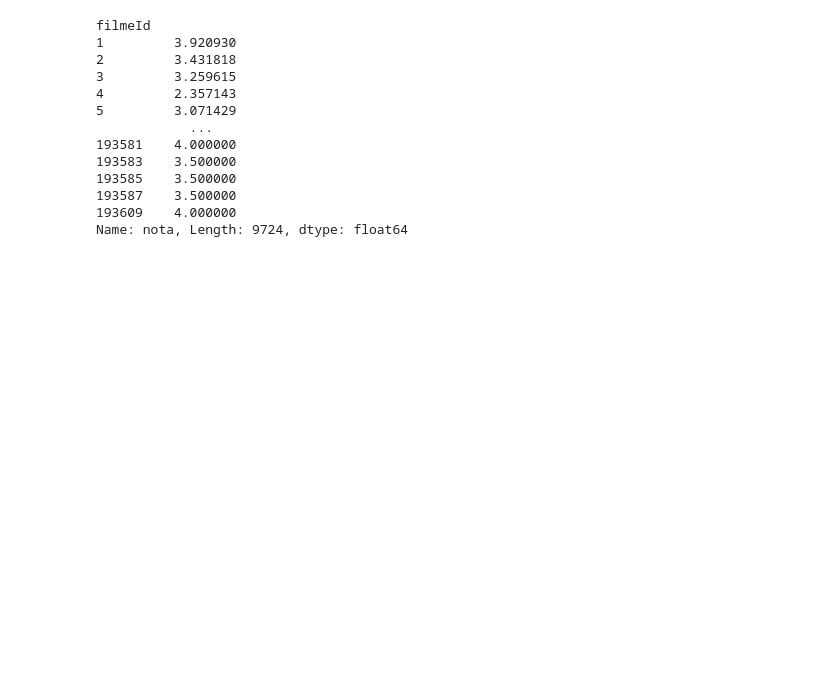
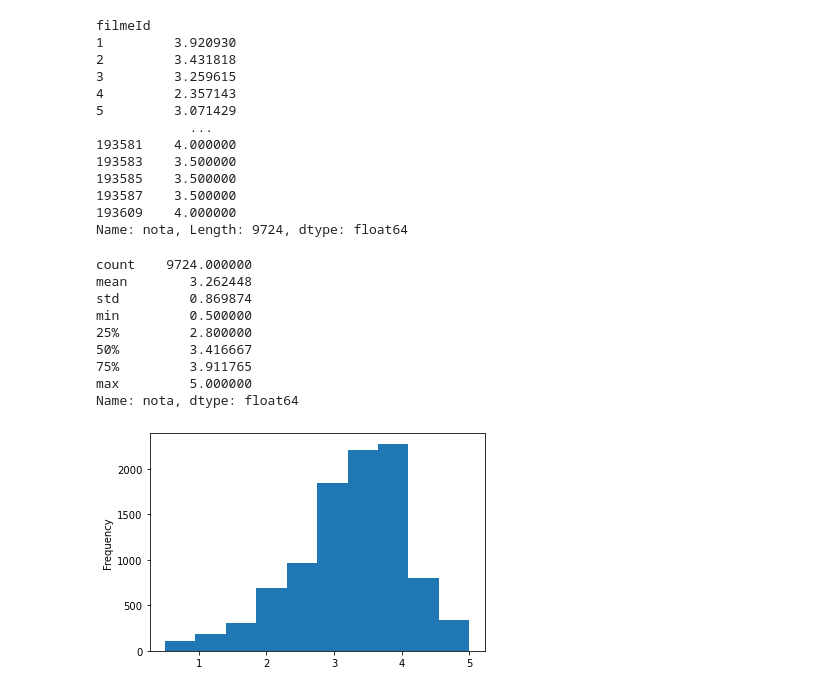
Before and after one commit to samaraneves/data-science-analise-visualizacao, a Jupyter notebook: Aula 01 - Análise exploratória de dados e mais gráficos.ipynb, the cells around one changed output. Cells and saved outputs as stored; diff of their text form; code cells hidden in the pictures; blank space fills up the shorter version.

```diff
--- a/Aula 01 - Análise exploratória de dados e mais gráficos.ipynb
+++ b/Aula 01 - Análise exploratória de dados e mais gráficos.ipynb
@@ -99,3 +100,17 @@ filmeId
 193587    3.500000
 193609    4.000000
 Name: nota, Length: 9724, dtype: float64
+# %%
+medias_notas_por_filme.plot(kind='hist')
+medias_notas_por_filme.describe()
+# %% [output]
+count    9724.000000
+mean        3.262448
+std         0.869874
+min         0.500000
+25%         2.800000
+50%         3.416667
+75%         3.911765
+max         5.000000
+Name: nota, dtype: float64
+[figure, added]
```
Also changed, not shown: parts of 5 cells of this notebook, 3 other files.
